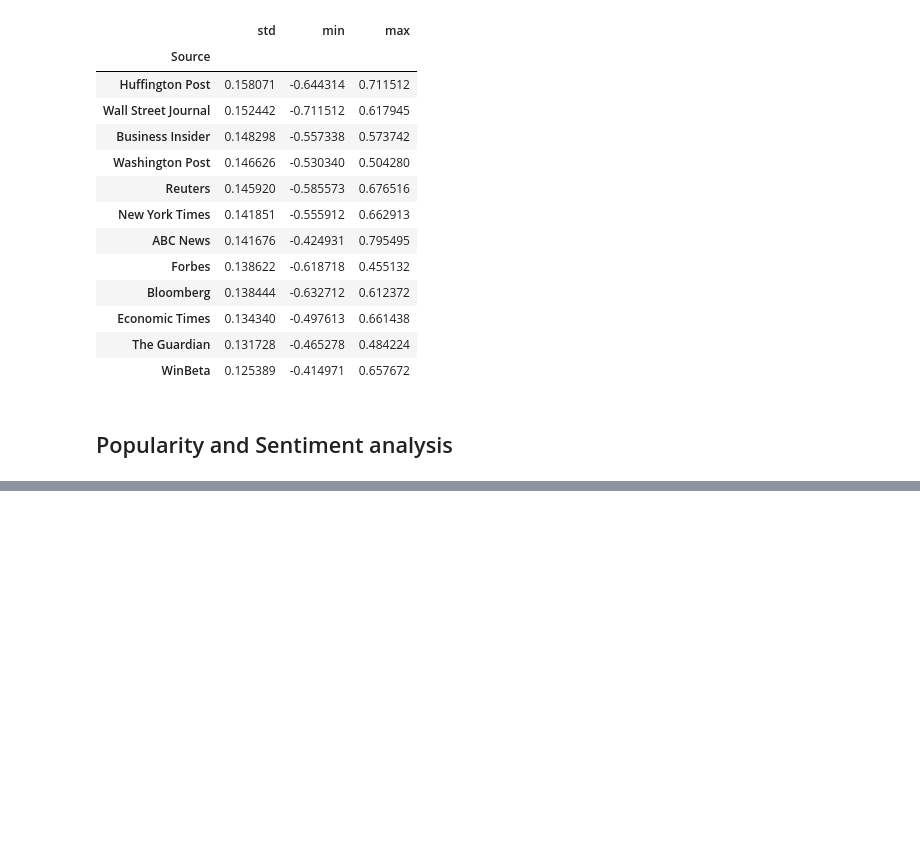
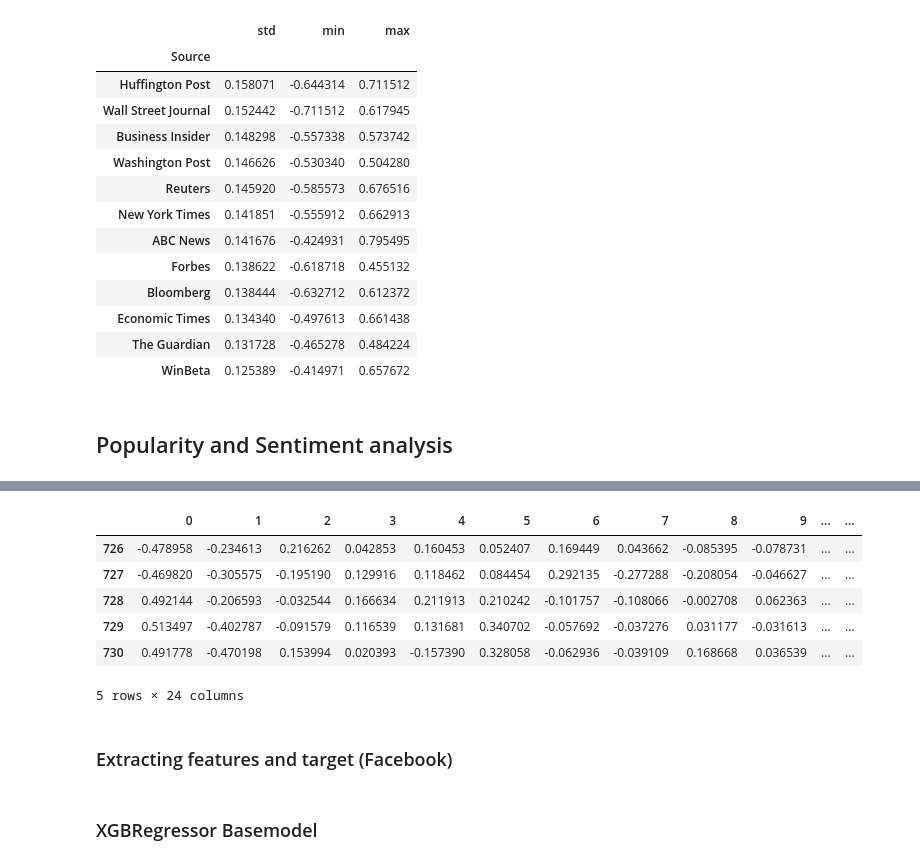
Before and after one commit to Iwilson25/Capstone, a Jupyter notebook: main_code.ipynb, the cells around one changed output, grey strips where cells are left out. Cells and saved outputs as stored; diff of their text form; code cells hidden in the pictures; blank space fills up the shorter version.

```diff
--- a/main_code.ipynb
+++ b/main_code.ipynb
@@ -827,0 +835,30 @@ df.head()
+# %%
+pca = PCA(n_components=15, random_state=10)
+
+# as a reminder, x is the array with our 300-dimensional vectors
+reduced_vec = pca.fit_transform(x_title)
+df_w_vectors = pd.DataFrame(reduced_vec)
+
+df_w_vectors['Title'] = title_list
+# Use pd.concat to match original titles with their vectors
+main_w_vectors = pd.concat((df_w_vectors, df), axis=1)
+
+# Get rid of vectors that couldn't be matched with the main_df
+main_w_vectors.dropna(axis=0, inplace=True)
+# %%
+# Drop all non-numeric, non-dummy columns, for feeding into the models
+cols_to_drop = ['IDLink', 'Title', 'Headline', 'PublishDate', 'Source']
+
+data_only_df = pd.get_dummies(main_w_vectors, columns = ['Topic']).drop(columns=cols_to_drop)
+# %%
+data_only_df.head()
+# %% [output]
+|  | 0 | 1 | 2 | 3 | 4 | 5 | 6 | 7 | 8 | 9 | ... | ... |
+| 726 | -0.478958 | -0.234613 | 0.216262 | 0.042853 | 0.160453 | 0.052407 | 0.169449 | 0.043662 | -0.085395 | -0.078731 | ... | ... |
+| 727 | -0.469820 | -0.305575 | -0.195190 | 0.129916 | 0.118462 | 0.084454 | 0.292135 | -0.277288 | -0.208054 | -0.046627 | ... | ... |
+| 728 | 0.492144 | -0.206593 | -0.032544 | 0.166634 | 0.211913 | 0.210242 | -0.101757 | -0.108066 | -0.002708 | 0.062363 | ... | ... |
+| 729 | 0.513497 | -0.402787 | -0.091579 | 0.116539 | 0.131681 | 0.340702 | -0.057692 | -0.037276 | 0.031177 | -0.031613 | ... | ... |
+| 730 | 0.491778 | -0.470198 | 0.153994 | 0.020393 | -0.157390 | 0.328058 | -0.062936 | -0.039109 | 0.168668 | 0.036539 | ... | ... |
+5 rows × 24 columns
+# %% [markdown]
+### Extracting features and target (Facebook)
@@ -827,0 +878,2 @@ df.head()
+# %% [markdown]
+### XGBRegressor Basemodel
```
Also changed, not shown: parts of 69 cells of this notebook.
